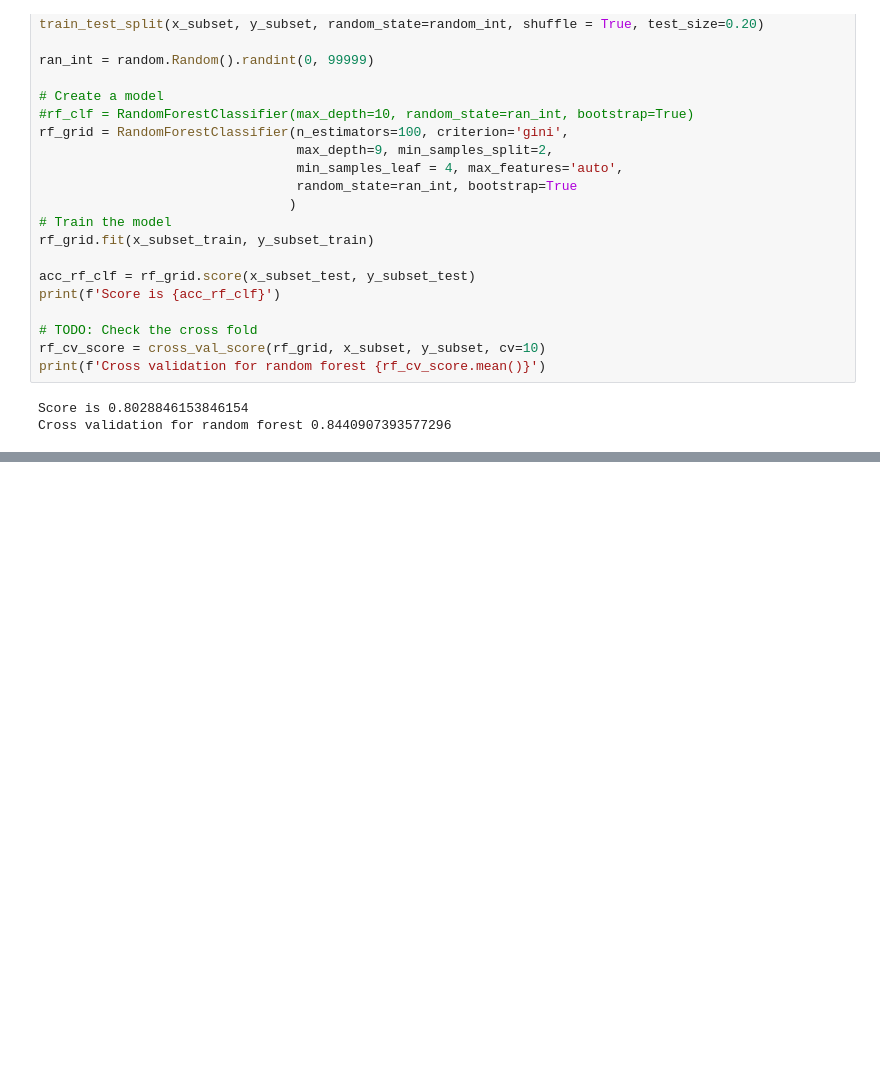
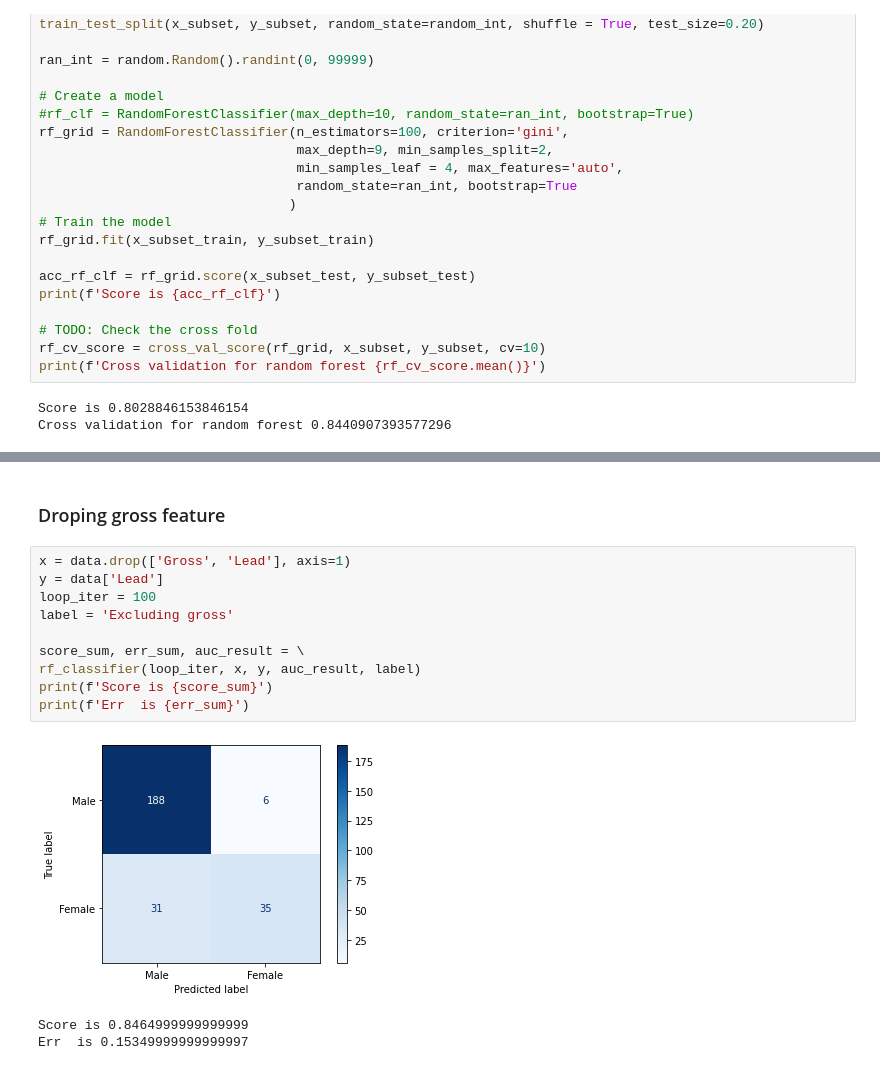
Before and after one commit to jontad/Statistical-Machine-Learning, a Jupyter notebook: randomForest.ipynb, the cells around one changed output, grey strips where cells are left out. Saved outputs shown, nothing was run; the diff lists cells and outputs as text; blank space fills up the shorter version.

```diff
--- a/randomForest.ipynb
+++ b/randomForest.ipynb
@@ -587,0 +472,16 @@ plt.show()
+# %% [markdown]
+### Droping gross feature
+# %%
+x = data.drop(['Gross', 'Lead'], axis=1)
+y = data['Lead']
+loop_iter = 100
+label = 'Excluding gross'
+
+score_sum, err_sum, auc_result = \
+rf_classifier(loop_iter, x, y, auc_result, label)
+print(f'Score is {score_sum}')
+print(f'Err  is {err_sum}')
+# %% [output]
+[figure, added]
+Score is 0.8464999999999999
+Err  is 0.15349999999999997
```
Also changed, not shown: parts of 30 cells of this notebook.
